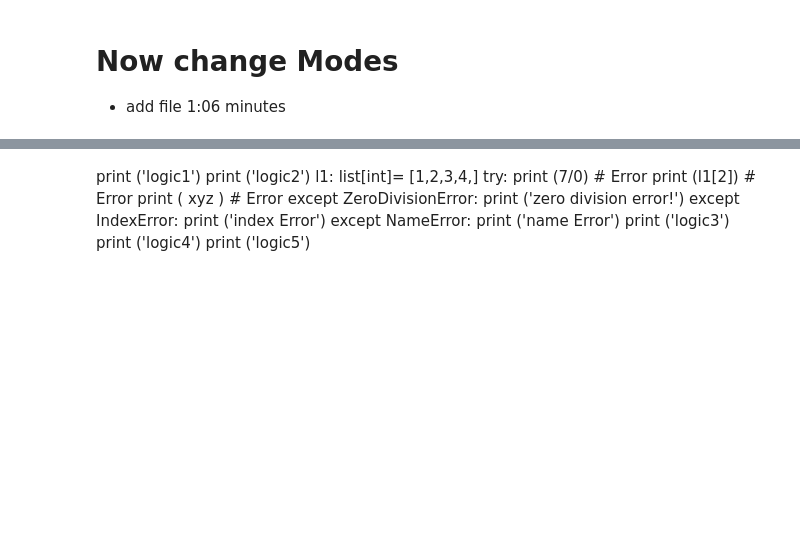
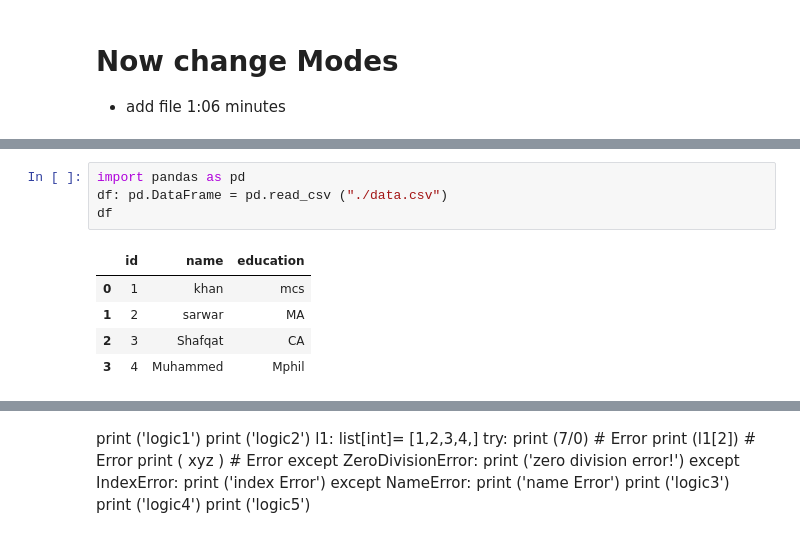
Before and after one commit to Shafqatsarwar/Python-classes, a Jupyter notebook: class12-Error-File-Handling/class12.ipynb, the cells around one changed output, grey strips where cells are left out. Cells and saved outputs as stored; diff of their text form; blank space fills up the shorter version.

```diff
--- a/class12-Error-File-Handling/class12.ipynb
+++ b/class12-Error-File-Handling/class12.ipynb
@@ -241,0 +347,10 @@ with open ("./abc2.txt", "w" ) as file: # add new file
+# %%
+import pandas as pd
+df: pd.DataFrame = pd.read_csv ("./data.csv")
+df
+# %% [output]
+|  | id | name | education |
+| 0 | 1 | khan | mcs |
+| 1 | 2 | sarwar | MA |
+| 2 | 3 | Shafqat | CA |
+| 3 | 4 | Muhammed | Mphil |
```
Also changed, not shown: parts of 10 cells of this notebook, 5 other files.
